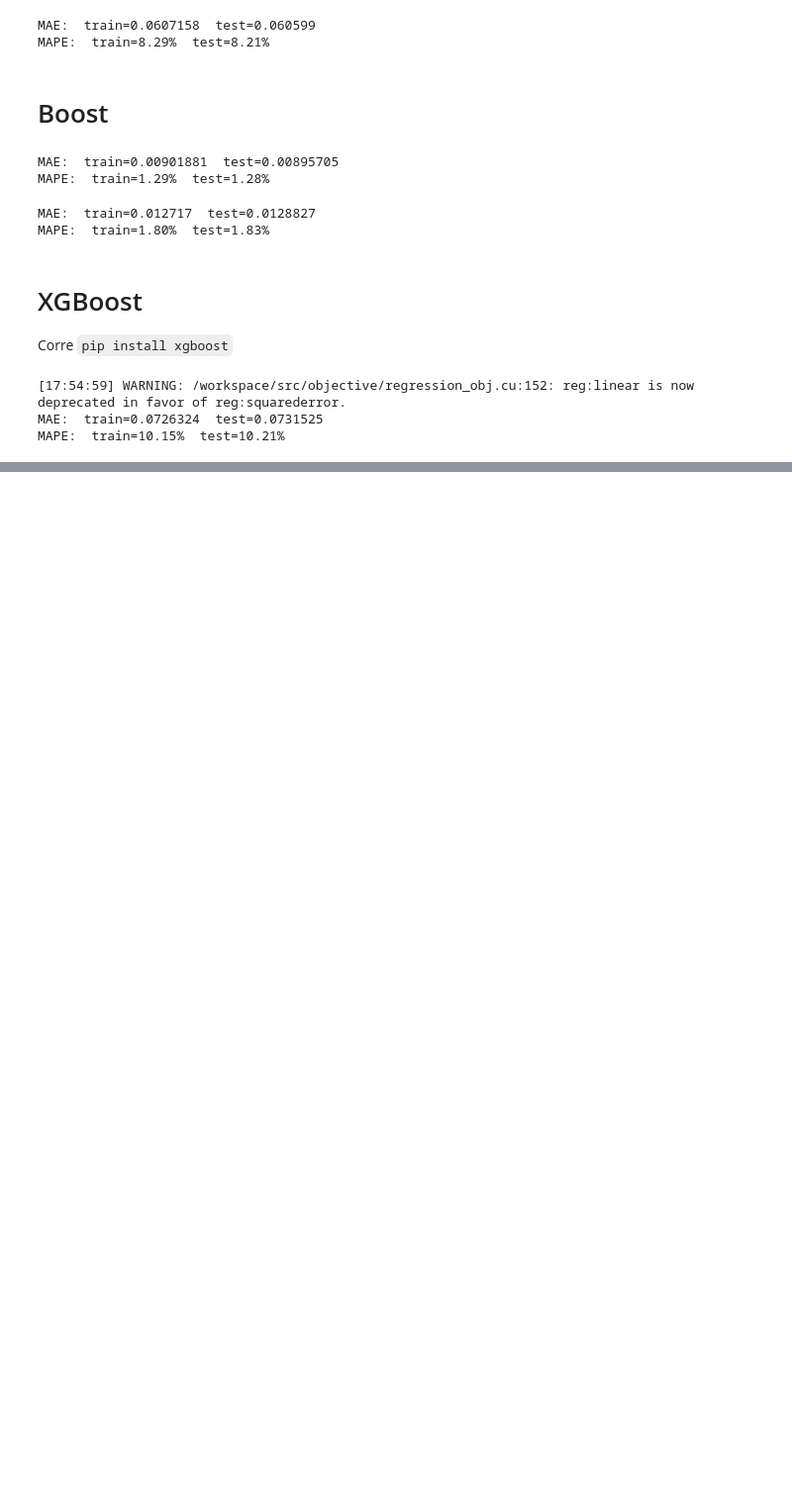
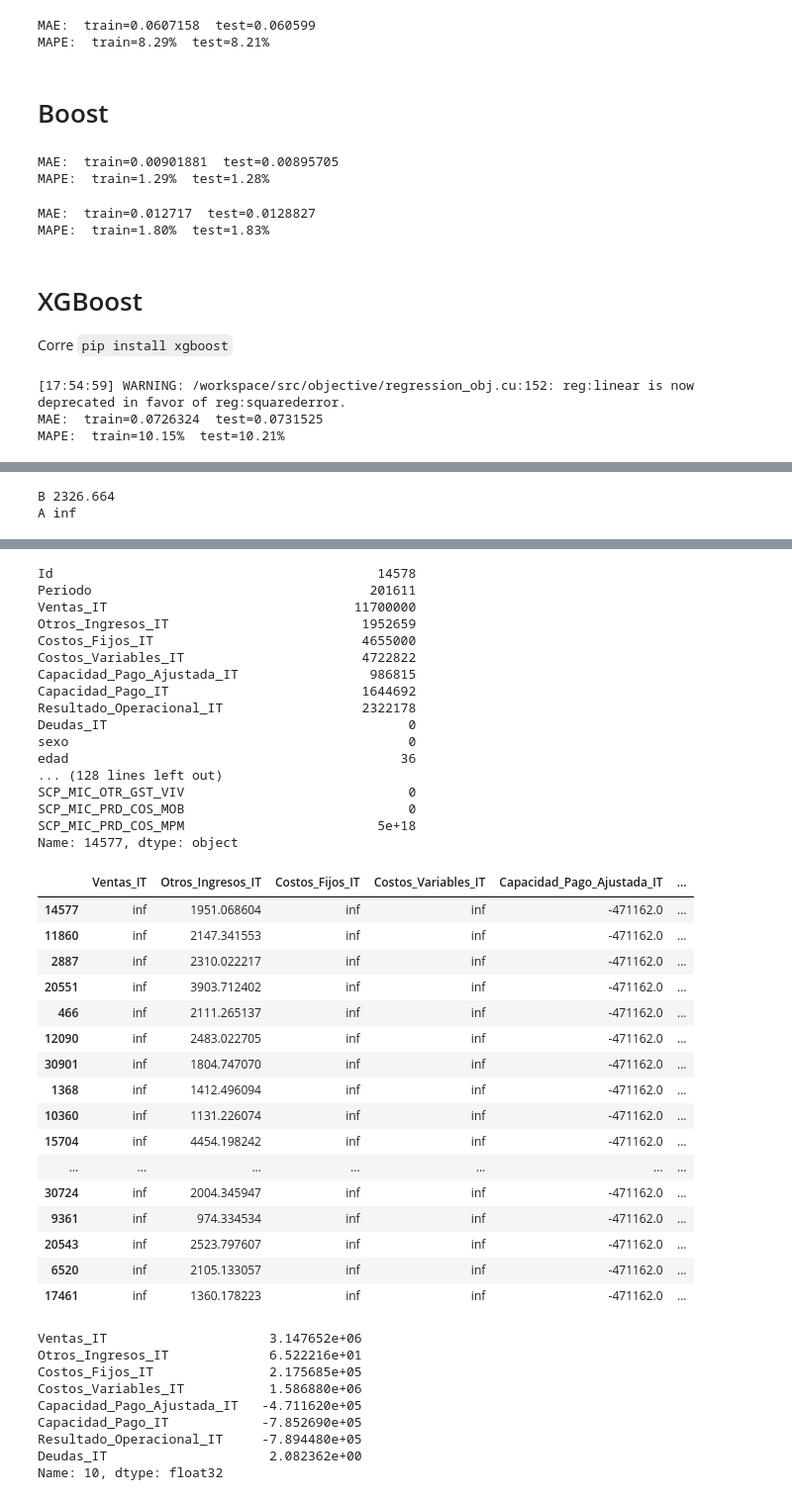
Before and after one commit to GAMES-UChile/Curso-BancoEstado, a Jupyter notebook: modulo6/modulo6.ipynb, the cells around one changed output, grey strips where cells are left out. Shown at 99% size. Drawn from its saved outputs; the diff is of its cells as text; code cells hidden in the pictures; blank space fills up the shorter version.

```diff
--- a/modulo6/modulo6.ipynb
+++ b/modulo6/modulo6.ipynb
@@ -281,9 +281,16 @@ log_columns = ['Ventas_IT','Otros_Ingresos_IT','Costos_Fijos_IT','Costos_Variabl
                'NA6M','MA6M','pro_sin_acl','inf_lab','CHEQ_SIN_CV','CHEQ_CV','CTA_CTE','FONDOS_MUTUOS','AHORRO',
               'CANT_COMPRAS_MENSUALES','OTRAS_DEUDAS','OTROS_GASTOS_ME','TOTAL_ACT_CIRC','TOTAL_ACT_FIJO']
 
-columns_min = df6[log_columns].min()
-df6[log_columns] = np.log(df6[log_columns] - columns_min + 1)
+columns_min = df6.min()
+print(df6.loc[14577, 'Ventas_IT'])
+df6[log_columns] = np.log(df6[log_columns] - columns_min[log_columns] + 1)
+print(df6.loc[14577, 'Ventas_IT'])
 
 def invert_log(df):
-    df[log_columns] = np.exp(df[log_columns]) + columns_min - 1
+    columns = df.columns[df.columns.isin(log_columns)]
+    print('B', df.loc[14577, 'Ventas_IT'])
+    df[columns] = np.exp(df[columns]) + columns_min[columns] - 1
+    print('A', df.loc[14577, 'Ventas_IT'])
     return df
+
+df6.head(10)
@@ -678,15 +695,15 @@ Corre `pip install xgboost`
 # %%
 from xgboost import XGBRegressor
 
-X_train, X_test, y_train, y_test, input_features, output_features = separate_data(
-    ['Ventas_IT'])
+output_features = ['Ventas_IT']
+X_train, X_test, y_train, y_test = separate_data(output_features, test_size=0.3)
 
 modelo = XGBRegressor(random_state=42, n_estimators=10)
 modelo.fit(X_train, y_train)
 
 y_train_pred = modelo.predict(X_train)
 y_test_pred = modelo.predict(X_test)
-print_error(y_train_pred, y_test_pred)
+print_error(y_train, y_test, y_train_pred, y_test_pred)
 # %% [output]
 [17:54:59] WARNING: /workspace/src/objective/regression_obj.cu:152: reg:linear is now deprecated in favor of reg:squarederror.
 MAE:  train=0.0726324  test=0.0731525
@@ -699,0 +714,15 @@ df_pred = invert_log(df_pred)
+# %%
+df_train_pred = pd.DataFrame(y_train_pred.copy(), index=y_train.index, columns=y_train.columns)
+df_test_pred = pd.DataFrame(y_test_pred.copy(), index=y_test.index, columns=y_test.columns)
+
+df_pred = df_train_pred.append(df_test_pred)
+df_pred = invert_scale(df_pred)
+df_pred = invert_log(df_pred)
+
+display(df0.head(10))
+display(df0.loc[14577,:])
+display(df_pred.head(20))
+display(df_pred.loc[10, :])
+# %% [output]
+B 2326.664
+A inf
@@ -700,3 +740,46 @@ df_pred = invert_log(df_pred)
+Id                                          14578
+Periodo                                    201611
+Ventas_IT                                11700000
+Otros_Ingresos_IT                         1952659
+Costos_Fijos_IT                           4655000
+Costos_Variables_IT                       4722822
+Capacidad_Pago_Ajustada_IT                 986815
+Capacidad_Pago_IT                         1644692
+Resultado_Operacional_IT                  2322178
+Deudas_IT                                       0
+sexo                                            0
+edad                                           36
+... (128 lines left out)
+SCP_MIC_OTR_GST_VIV                             0
+SCP_MIC_PRD_COS_MOB                             0
+SCP_MIC_PRD_COS_MPM                         5e+18
+Name: 14577, dtype: object
+|  | Ventas_IT | Otros_Ingresos_IT | Costos_Fijos_IT | Costos_Variables_IT | Capacidad_Pago_Ajustada_IT | ... |
+| 14577 | inf | 1951.068604 | inf | inf | -471162.0 | ... |
+| 11860 | inf | 2147.341553 | inf | inf | -471162.0 | ... |
+| 2887 | inf | 2310.022217 | inf | inf | -471162.0 | ... |
+| 20551 | inf | 3903.712402 | inf | inf | -471162.0 | ... |
+| 466 | inf | 2111.265137 | inf | inf | -471162.0 | ... |
+| 12090 | inf | 2483.022705 | inf | inf | -471162.0 | ... |
+| 30901 | inf | 1804.747070 | inf | inf | -471162.0 | ... |
+| 1368 | inf | 1412.496094 | inf | inf | -471162.0 | ... |
+| 10360 | inf | 1131.226074 | inf | inf | -471162.0 | ... |
+| 15704 | inf | 4454.198242 | inf | inf | -471162.0 | ... |
+| ... | ... | ... | ... | ... | ... | ... |
+| 30724 | inf | 2004.345947 | inf | inf | -471162.0 | ... |
+| 9361 | inf | 974.334534 | inf | inf | -471162.0 | ... |
+| 20543 | inf | 2523.797607 | inf | inf | -471162.0 | ... |
+| 6520 | inf | 2105.133057 | inf | inf | -471162.0 | ... |
+| 17461 | inf | 1360.178223 | inf | inf | -471162.0 | ... |
+Ventas_IT                     3.147652e+06
+Otros_Ingresos_IT             6.522216e+01
+Costos_Fijos_IT               2.175685e+05
+Costos_Variables_IT           1.586880e+06
+Capacidad_Pago_Ajustada_IT   -4.711620e+05
+Capacidad_Pago_IT            -7.852690e+05
+Resultado_Operacional_IT     -7.894480e+05
+Deudas_IT                     2.082362e+00
+Name: 10, dtype: float32
 # %%
 df_out = df0.copy()
 for col in output_features:
```
Also changed, not shown: parts of 19 cells of this notebook.
